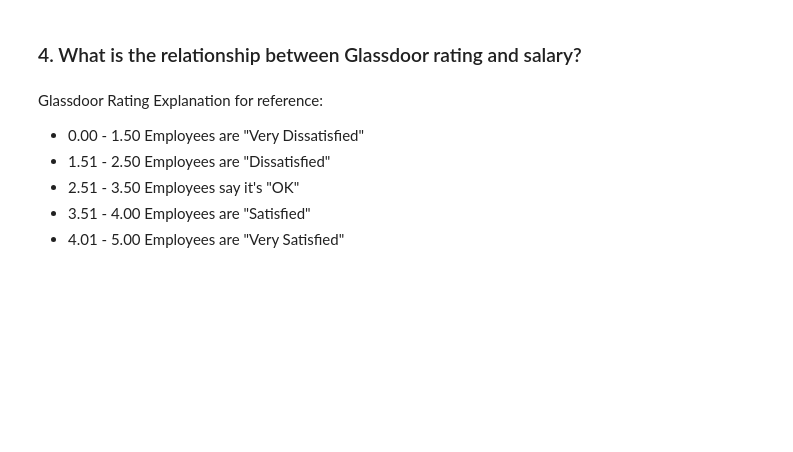
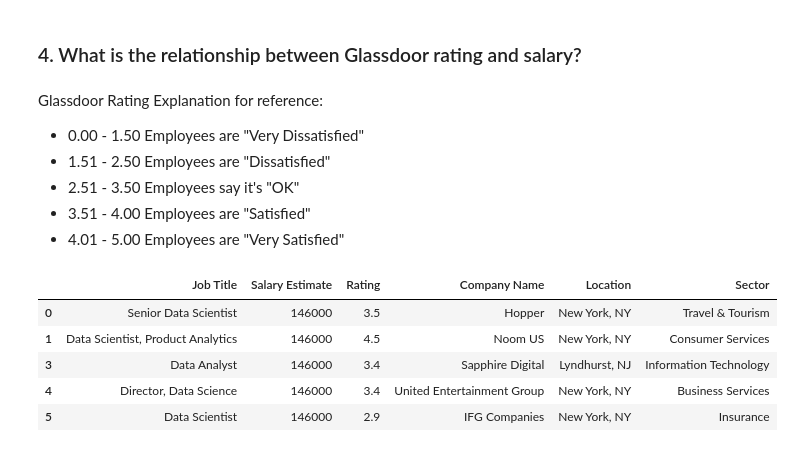
Before and after one commit to esgardner/DataScienceJobs, a Jupyter notebook: DataScienceJobs.ipynb, the cells around one changed output. Drawn from its saved outputs; the diff is of its cells as text; code cells hidden in the pictures; blank space fills up the shorter version.

```diff
--- a/DataScienceJobs.ipynb
+++ b/DataScienceJobs.ipynb
@@ -361,6 +361,15 @@ Glassdoor Rating Explanation for reference:
 - 2.51 - 3.50 Employees say it's "OK"
 - 3.51 - 4.00 Employees are "Satisfied"
 - 4.01 - 5.00 Employees are "Very Satisfied"
+# %%
+rating_df.head()
+# %% [output]
+|  | Job Title | Salary Estimate | Rating | Company Name | Location | Sector |
+| 0 | Senior Data Scientist | 146000 | 3.5 | Hopper | New York, NY | Travel & Tourism |
+| 1 | Data Scientist, Product Analytics | 146000 | 4.5 | Noom US | New York, NY | Consumer Services |
+| 3 | Data Analyst | 146000 | 3.4 | Sapphire Digital | Lyndhurst, NJ | Information Technology |
+| 4 | Director, Data Science | 146000 | 3.4 | United Entertainment Group | New York, NY | Business Services |
+| 5 | Data Scientist | 146000 | 2.9 | IFG Companies | New York, NY | Insurance |
 # %%
 # create bins that correspond to the Glassdoor rating categories (see explanation in cell above)
 rating_bins = pd.IntervalIndex.from_tuples([(0, 1.5), (1.51, 2.5), (2.51, 3.50), (3.51, 4.0), (4.01, 5.0)])
```
Also changed, not shown: parts of 4 cells of this notebook.
